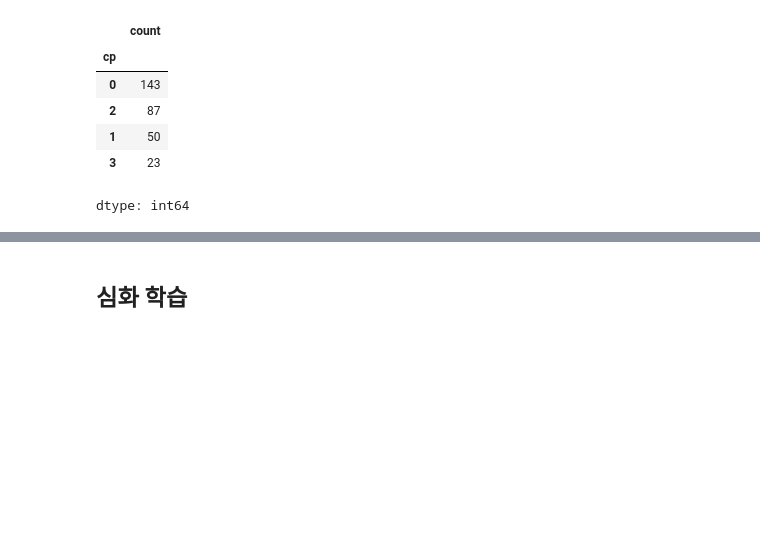
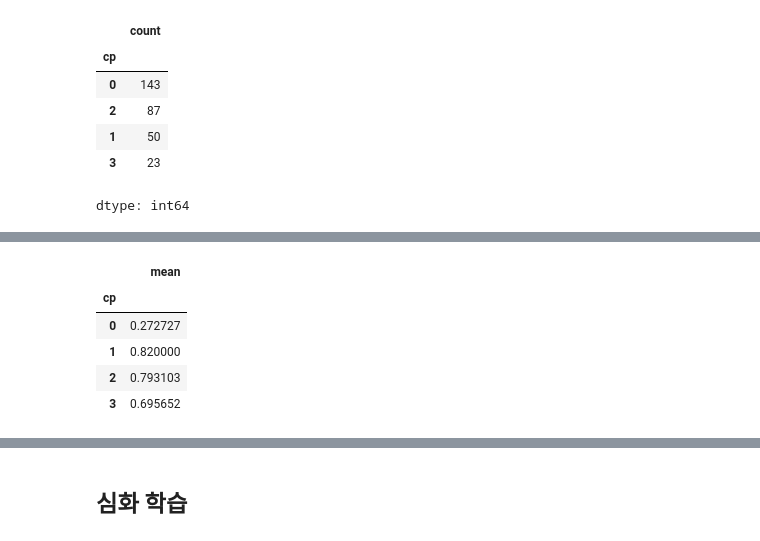
Before and after one commit to ai7dnn/PyTorch-DL, a Jupyter notebook: code/PT03.ipynb, the cells around one changed output, grey strips where cells are left out. Saved outputs shown, nothing was run; the diff lists cells and outputs as text; code cells hidden in the pictures; blank space fills up the shorter version.

```diff
--- a/code/PT03.ipynb
+++ b/code/PT03.ipynb
@@ -132,3 +153,12 @@ plt.show()
+# %%
+df.groupby(['cp']).agg(mean = ("target", "mean"))
+# %% [output]
+|  | mean |
+| cp |  |
+| 0 | 0.272727 |
+| 1 | 0.820000 |
+| 2 | 0.793103 |
+| 3 | 0.695652 |
 # %%
 import pandas as pd
 import seaborn as sns
```
Also changed, not shown: parts of 13 cells of this notebook.
